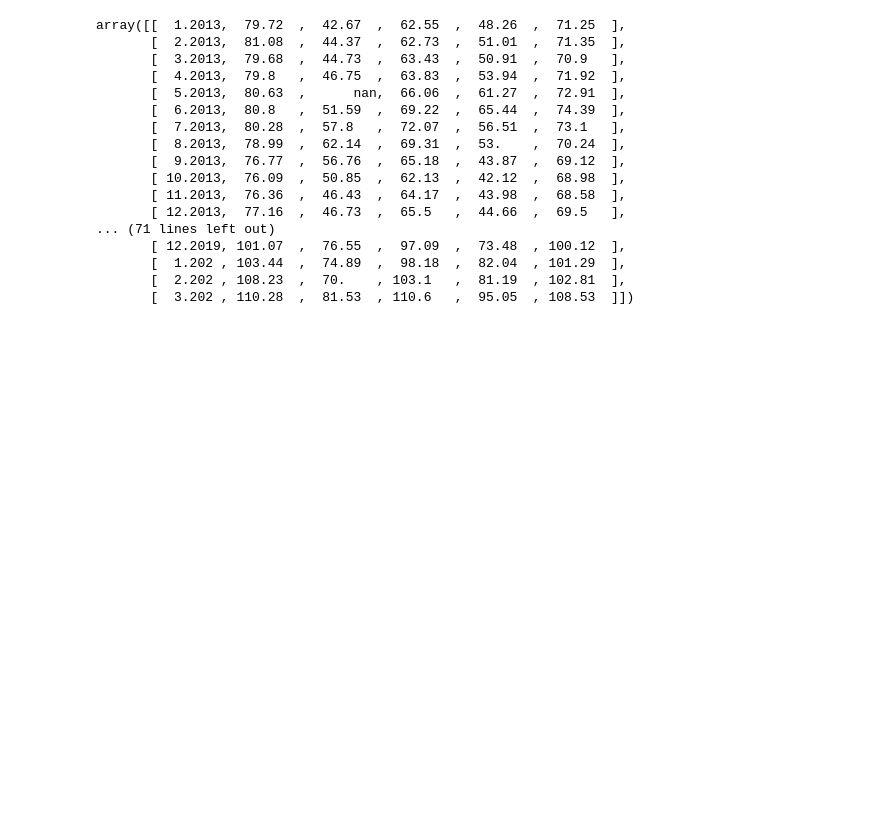
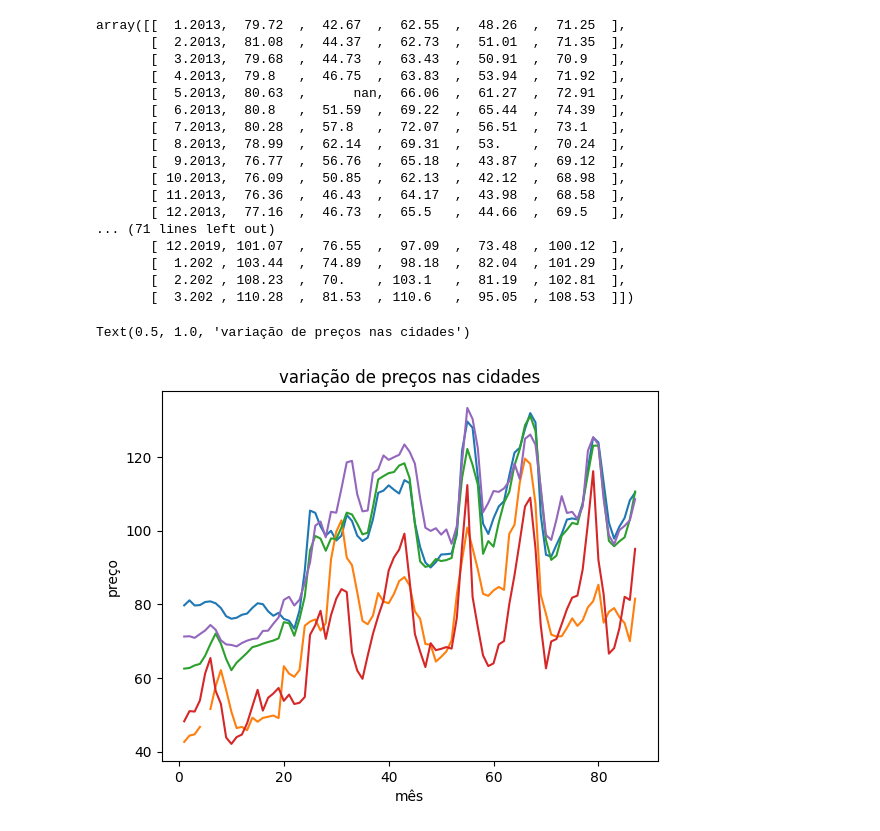
Before and after one commit to ruantos/python-para-data, a Jupyter notebook: numpy/aula_1.ipynb, the cells around one changed output. Cells and saved outputs as stored; diff of their text form; code cells hidden in the pictures; blank space fills up the shorter version.

```diff
--- a/numpy/aula_1.ipynb
+++ b/numpy/aula_1.ipynb
@@ -54,0 +50,22 @@ arr_fruits = np.loadtxt(url_fruits, delimiter=",",
+# %%
+datas = np.arange(1, 88, 1)
+# %%
+moscow = prices[:, 0]
+kaliningrad = prices[:, 1]
+petersburg = prices[:, 2]
+krasnodar = prices[:, 3]
+ekaterinburg = prices[:, 4]
+# %%
+plt.plot(datas, moscow)
+plt.plot(datas, kaliningrad)
+plt.plot(datas, petersburg)
+plt.plot(datas, krasnodar)
+plt.plot(datas, ekaterinburg)
+
+
+plt.xlabel("mês")
+plt.ylabel("preço")
+plt.title("variação de preços nas cidades")
+# %% [output]
+Text(0.5, 1.0, 'variação de preços nas cidades')
+[figure, added]
```
Also changed, not shown: parts of 10 cells of this notebook.
